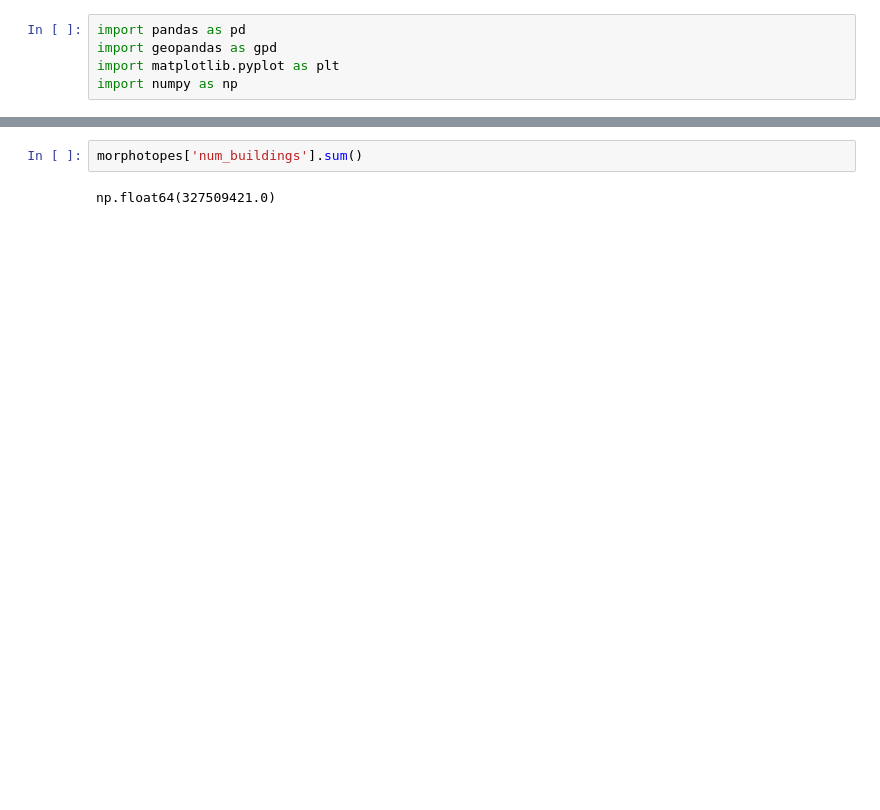
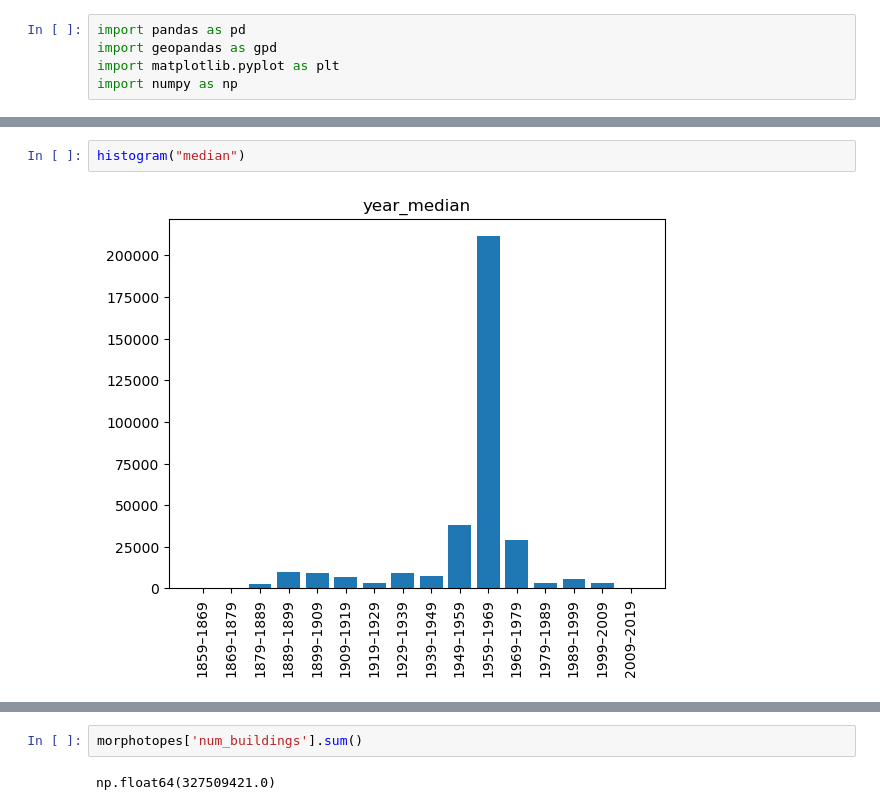
Before and after one commit to uscuni/evolution, a Jupyter notebook: code/morphotopes.ipynb, the cells around one changed output, grey strips where cells are left out. Saved outputs shown, nothing was run; the diff lists cells and outputs as text; blank space fills up the shorter version.

```diff
--- a/code/morphotopes.ipynb
+++ b/code/morphotopes.ipynb
@@ -32,0 +41,4 @@ plt.grid(False)
+# %%
+histogram("median")
+# %% [output]
+[figure, added]
```
Also changed, not shown: parts of 11 cells of this notebook.
